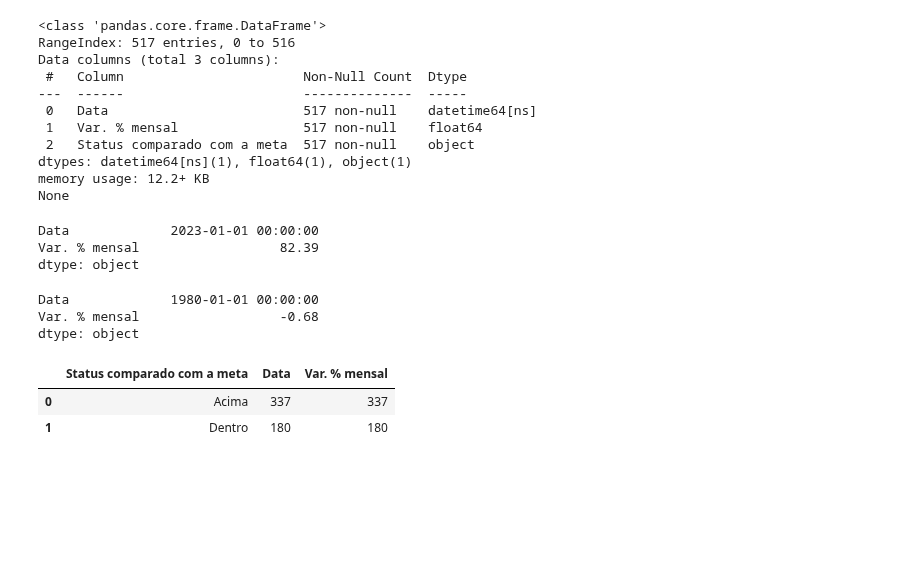
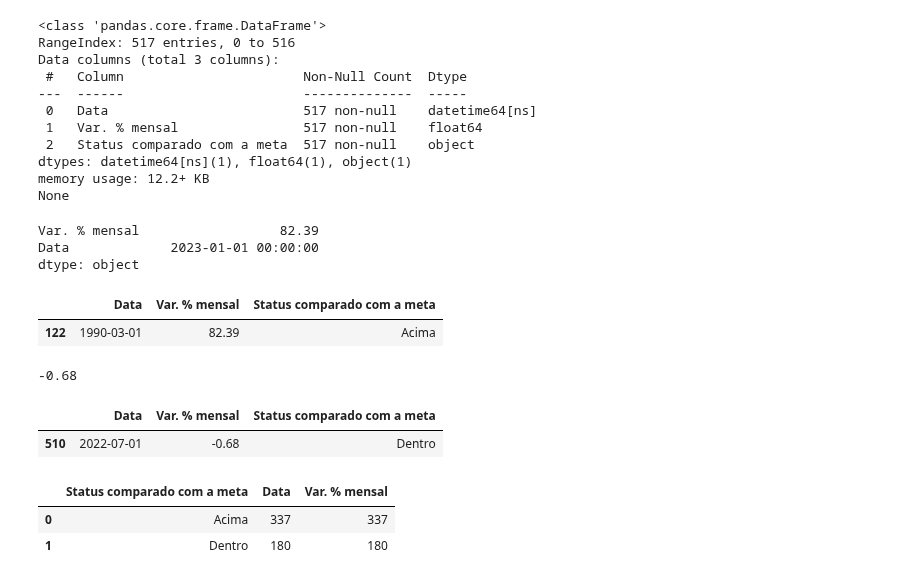
Before and after one commit to VictorGFL/Curso-de-Extensao-python-pandas, a Jupyter notebook: IPCAnoPythonPandas.ipynb, the cells around one changed output. Drawn from its saved outputs; the diff is of its cells as text; code cells hidden in the pictures; blank space fills up the shorter version.

```diff
--- a/IPCAnoPythonPandas.ipynb
+++ b/IPCAnoPythonPandas.ipynb
@@ -95,18 +116,22 @@ memory usage: 12.2+ KB
 None
 # %%
 #Descobrir o maior valor e o seu mes/ano
-display(df[['Data', 'Var. % mensal']].())
+display(df[['Var. % mensal', 'Data']].max())
+df.loc[(df['Var. % mensal'] == 82.39)]
 # %% [output]
+Var. % mensal                  82.39
 Data             2023-01-01 00:00:00
-Var. % mensal                  82.39
 dtype: object
+|  | Data | Var. % mensal | Status comparado com a meta |
+| 122 | 1990-03-01 | 82.39 | Acima |
 # %%
 #Descobrir o menor valor e o seu mes/ano
-display(df[['Data', 'Var. % mensal']].min())
+display(df['Var. % mensal'].min())
+df.loc[(df['Var. % mensal'] == -0.68)]
 # %% [output]
-Data             1980-01-01 00:00:00
-Var. % mensal                  -0.68
-dtype: object
+-0.68
+|  | Data | Var. % mensal | Status comparado com a meta |
+| 510 | 2022-07-01 | -0.68 | Dentro |
 # %%
 #Agrupar e contar quantos meses foram acima ou dentro da meta estipulada
 IPCAdf = df.groupby(by=['Status comparado com a meta']).count()
```
Also changed, not shown: parts of 4 cells of this notebook.
